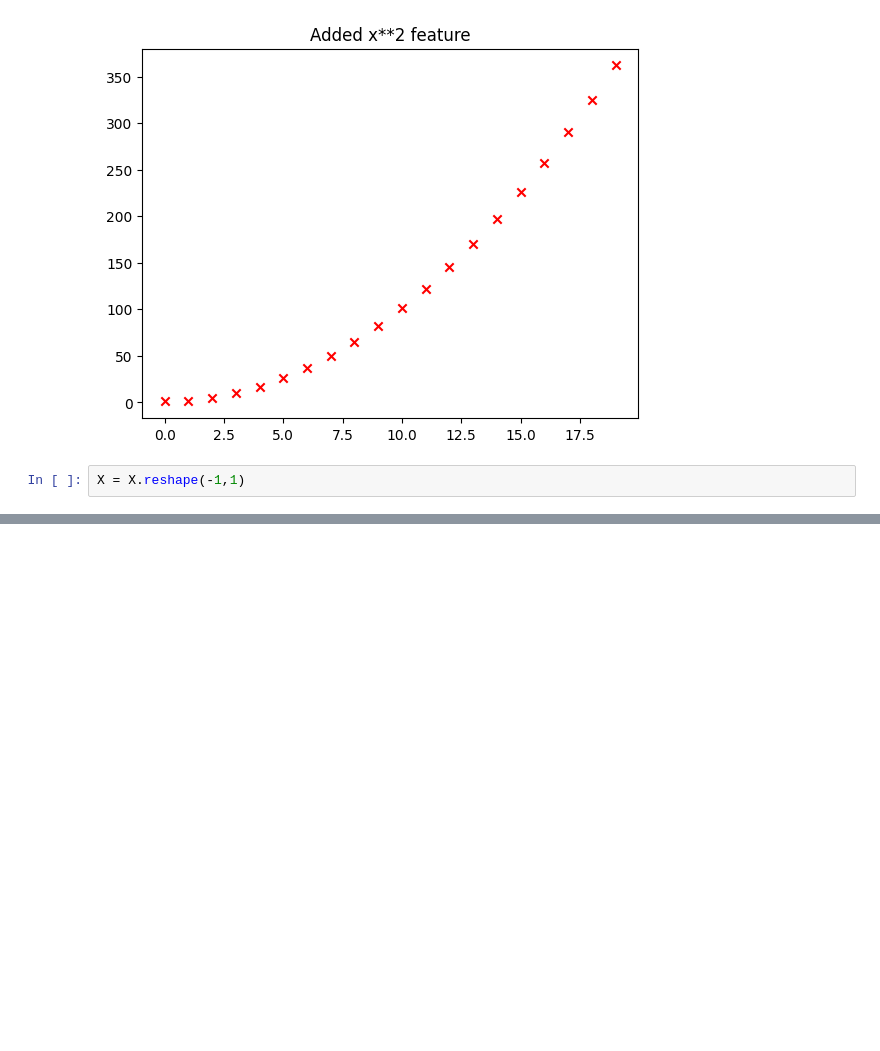
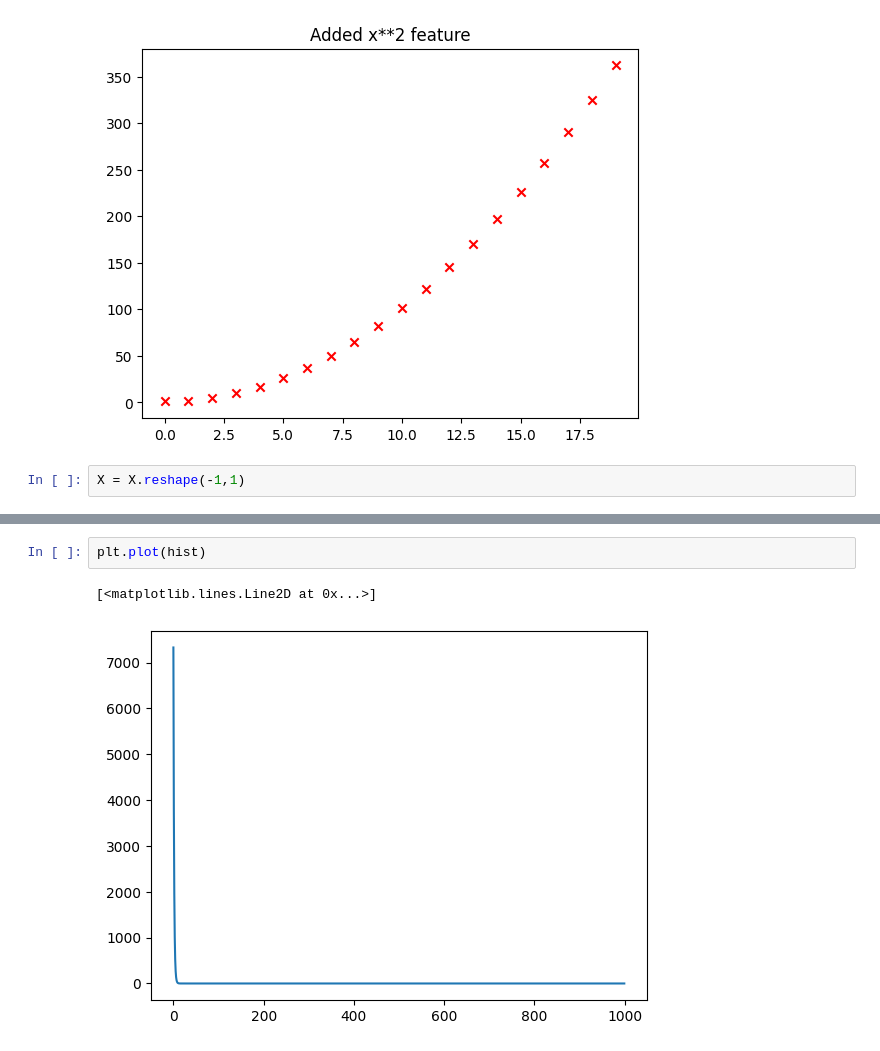
Before and after one commit to abdulhakkeempa/machine-learning, a Jupyter notebook: Polynomial_Regression.ipynb, the cells around one changed output, grey strips where cells are left out. Saved outputs shown, nothing was run; the diff lists cells and outputs as text; blank space fills up the shorter version.

```diff
--- a/Polynomial_Regression.ipynb
+++ b/Polynomial_Regression.ipynb
@@ -145,0 +146,5 @@ plt.show()
+# %%
+plt.plot(hist)
+# %% [output]
+[<matplotlib.lines.Line2D at 0x...>]
+[figure, added]
```
Also changed, not shown: parts of 17 cells of this notebook.
